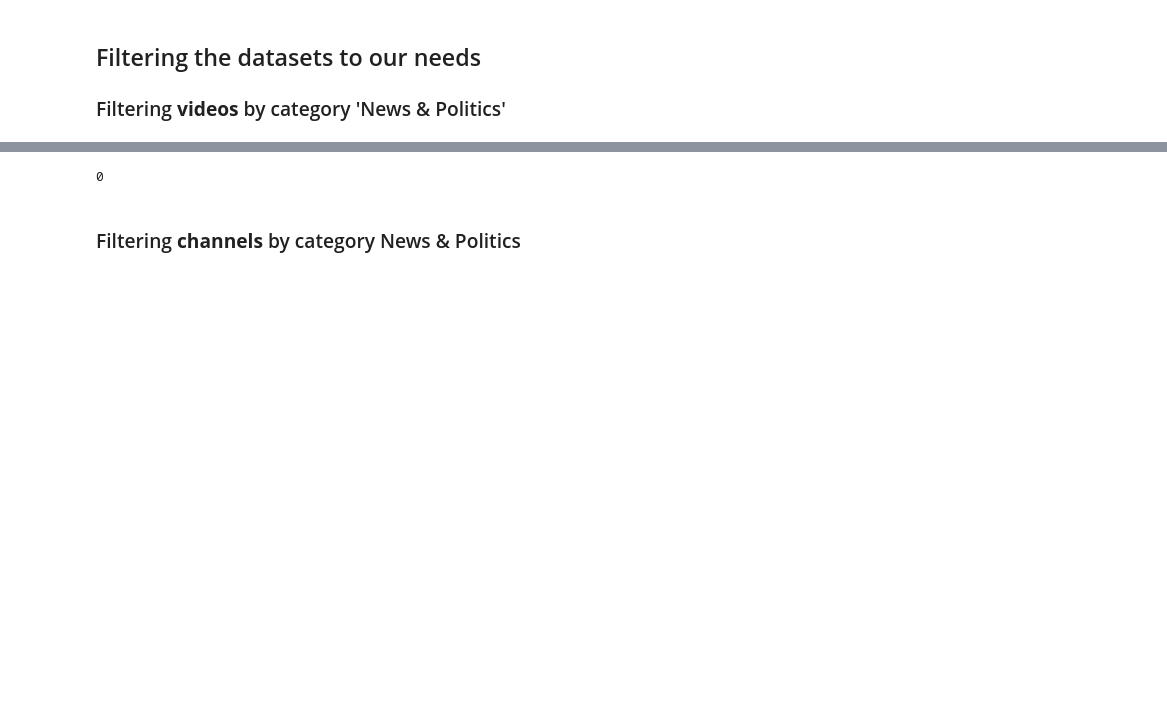
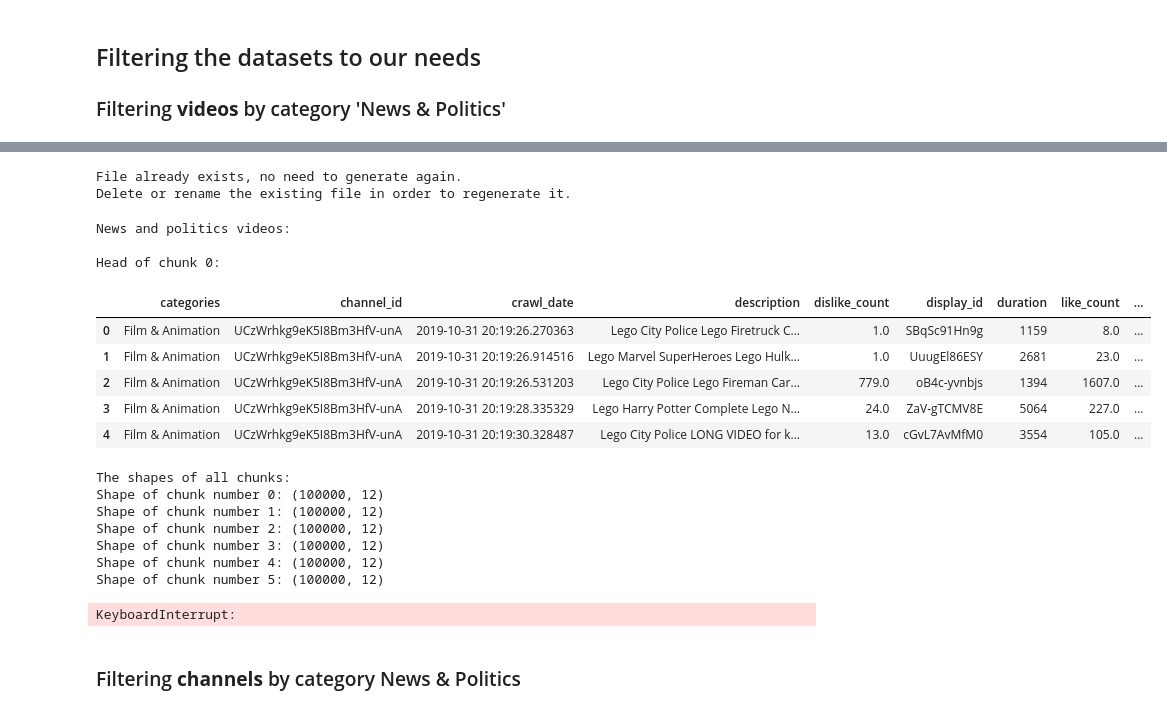
Before and after one commit to epfl-ada/ada-2024-project-thedataminions, a Jupyter notebook: analysis/analysis.ipynb, the cells around one changed output, grey strips where cells are left out. Drawn from its saved outputs; the diff is of its cells as text; code cells hidden in the pictures; blank space fills up the shorter version.

```diff
--- a/analysis/analysis.ipynb
+++ b/analysis/analysis.ipynb
@@ -382,10 +383,59 @@ News & Politics videos found in the first 150 chunks of the video dataset
-# %%
-# run garbage collector and print how much garbage was collected
-collector = gc.collect()
-
-print(collector)
-# %% [output]
-0
+# %%
+# filter the video dataframe to only include videos from n&p category
+
+videos_in_news_pol_filepath = dataset_root_path + "/../generated_data/videos_in_news_pol.csv"
+
+if os.path.isfile(videos_in_news_pol_filepath):  # if the file already exists
+    print("File already exists, no need to generate again.\nDelete or rename the existing file in order to regenerate it.")
+else:  # if not, generate the file. The data is directly saved to a new dataframe,
+       # because it would be to big to load in memory at once
+    dp.run_simple_function_on_chunks_save_csv(videos_in_chunks(chunksize=100000),
+                                              lambda x: x[x.categories == "News & Politics"],
+                                              filename=videos_in_news_pol_filepath,
+                                              overwrite=False,  # will not overwrite existing files
+                                              every=30,  # will save to the csv every 30 chunks
+                                              print_time=(100000, 72924794))
+# %% [output]
+File already exists, no need to generate again.
+Delete or rename the existing file in order to regenerate it.
+# %%
+# load the (large) csv file that was just written, containing the videos in news and politics, in chunks,
+# and print the head of the first chunk and the shape of each chunk (this is just to show that it works)
+
+print("News and politics videos:\n")
+
+total_length = 0
+for i, chunk in enumerate(pd.read_csv(dataset_root_path + "/../generated_data/videos_in_news_pol.csv", chunksize=100000)):
+    if i == 0:
+        print(f"Head of chunk 0: ")
+        display(chunk.head())
+        print("The shapes of all chunks:")
+
+    print(f"Shape of chunk number {i}: {chunk.shape}")
+    total_length += chunk.shape[0]
+
+print(f"In total {total_length} rows, which takes up {i+1} chunks.")
+del chunk
+
+print(f"{gc.collect()} garbages collected.")
+# %% [output]
+News and politics videos:
+
+Head of chunk 0:
+|  | categories | channel_id | crawl_date | description | dislike_count | display_id | duration | like_count | ... |
+| 0 | Film & Animation | UCzWrhkg9eK5I8Bm3HfV-unA | 2019-10-31 20:19:26.270363 | Lego City Police Lego Firetruck C... | 1.0 | SBqSc91Hn9g | 1159 | 8.0 | ... |
+| 1 | Film & Animation | UCzWrhkg9eK5I8Bm3HfV-unA | 2019-10-31 20:19:26.914516 | Lego Marvel SuperHeroes Lego Hulk... | 1.0 | UuugEl86ESY | 2681 | 23.0 | ... |
+| 2 | Film & Animation | UCzWrhkg9eK5I8Bm3HfV-unA | 2019-10-31 20:19:26.531203 | Lego City Police Lego Fireman Car... | 779.0 | oB4c-yvnbjs | 1394 | 1607.0 | ... |
+| 3 | Film & Animation | UCzWrhkg9eK5I8Bm3HfV-unA | 2019-10-31 20:19:28.335329 | Lego Harry Potter Complete Lego N... | 24.0 | ZaV-gTCMV8E | 5064 | 227.0 | ... |
+| 4 | Film & Animation | UCzWrhkg9eK5I8Bm3HfV-unA | 2019-10-31 20:19:30.328487 | Lego City Police LONG VIDEO for k... | 13.0 | cGvL7AvMfM0 | 3554 | 105.0 | ... |
+The shapes of all chunks:
+Shape of chunk number 0: (100000, 12)
+Shape of chunk number 1: (100000, 12)
+Shape of chunk number 2: (100000, 12)
+Shape of chunk number 3: (100000, 12)
+Shape of chunk number 4: (100000, 12)
+Shape of chunk number 5: (100000, 12)
+KeyboardInterrupt:
 # %% [markdown]
 ### Filtering **channels** by category News & Politics
 # %%
```
Also changed, not shown: parts of 40 cells of this notebook, 1 other file.
